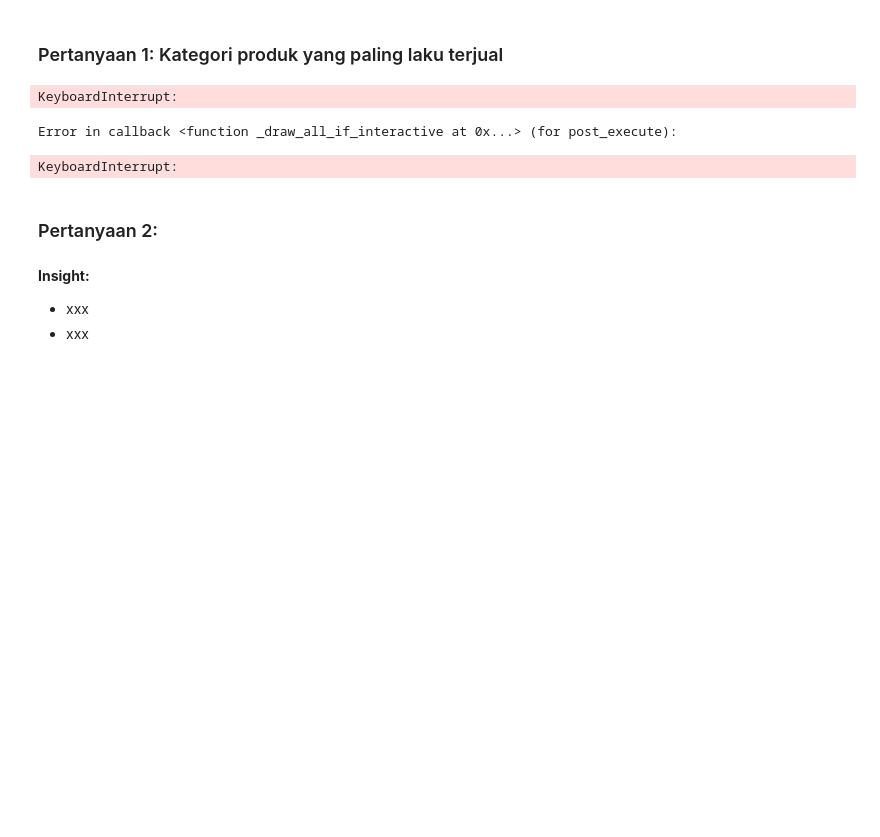
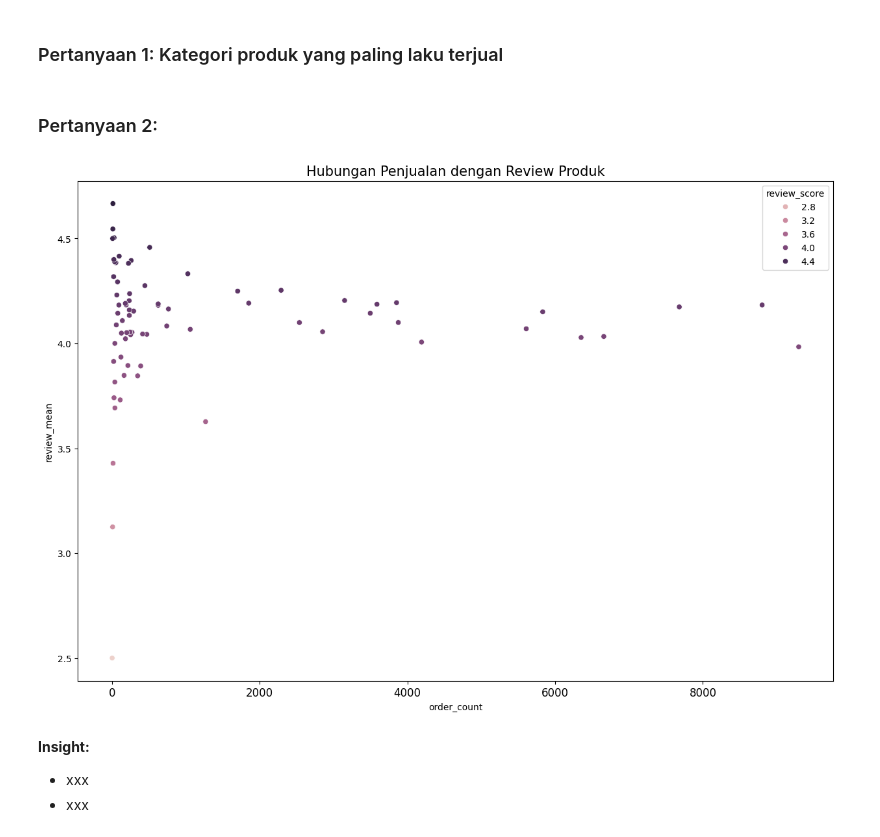
Before and after one commit to anggaxvi/Analisis-Data-E-Commerce, a Jupyter notebook: notebook.ipynb, the cells around one changed output. Saved outputs shown, nothing was run; the diff lists cells and outputs as text; code cells hidden in the pictures; blank space fills up the shorter version.

```diff
--- a/notebook.ipynb
+++ b/notebook.ipynb
@@ -234,27 +234,39 @@ Nilai korleasi antara penjualan dan review produk :  0.03349218533642357
 # %% [markdown]
 ### Pertanyaan 1: Kategori produk yang paling laku terjual
 # %%
-plt.figure(figsize=(10,5))
+plt.figure(figsize=(15,10))
 colors = ["#D3D3D3", "#72BCD4"]
 
 sns.barplot(
     y = "order_id",
     x = "product_category_name",
-    data=review_product_df.sort_values(by="order_id",ascending=False)
+    data=review_product_df.head(5).sort_values(by="order_id",ascending=False)
 
 )
 
 plt.title("Kategori Produk yang Paling Terjual", loc="center",fontsize=15)
-plt.ylabel(None)
-plt.xlabel(None)
-plt.tick_params(axis='x', labelsize = 12)
+plt.ylabel("order_count")
+plt.xlabel("category_product")
+plt.tick_params(axis='x', labelsize = 8)
 plt.show()
-# %% [output]
-KeyboardInterrupt:
-Error in callback <function _draw_all_if_interactive at 0x...> (for post_execute):
-KeyboardInterrupt:
 # %% [markdown]
 ### Pertanyaan 2:
+# %%
+plt.figure(figsize=(15,10))
+sns.scatterplot(
+    x = "order_id",
+    y= "review_score",
+    data= review_product_df,
+    hue="review_score",
+)
+
+plt.title("Hubungan Penjualan dengan Review Produk", loc="center",fontsize=15)
+plt.ylabel("review_mean")
+plt.xlabel("order_count")
+plt.tick_params(axis='x', labelsize = 12)
+plt.show()
+# %% [output]
+[figure, added]
 # %% [markdown]
 **Insight:**
 - xxx
```
